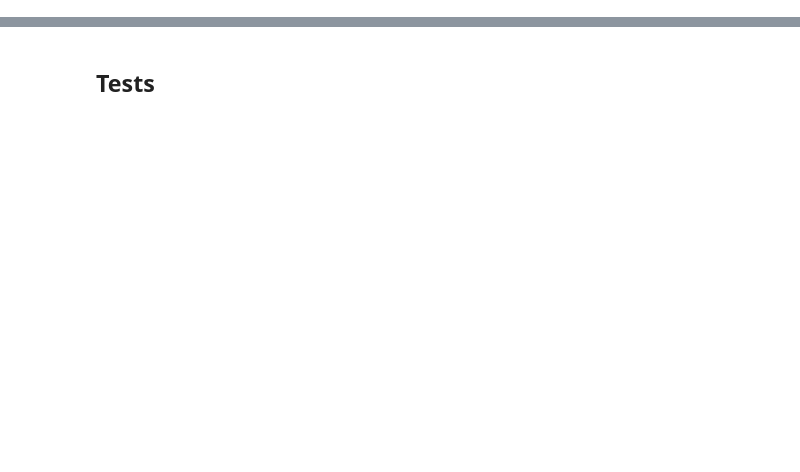
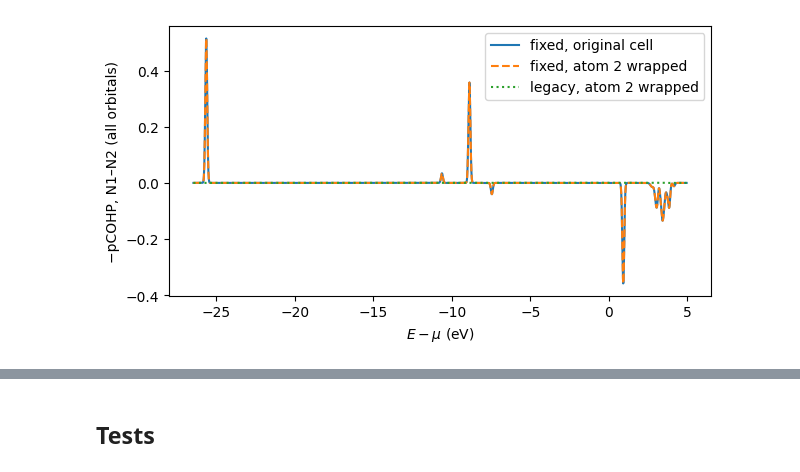
Before and after one commit to benrich37/crawfish, a Jupyter notebook: examples/fix_comparisons/F3_lattice_images.ipynb, the cells around one changed output, grey strips where cells are left out. Saved outputs shown, nothing was run; the diff lists cells and outputs as text; code cells hidden in the pictures; blank space fills up the shorter version.

```diff
--- a/examples/fix_comparisons/F3_lattice_images.ipynb
+++ b/examples/fix_comparisons/F3_lattice_images.ipynb
@@ -119,0 +163,16 @@ plt.show()
+# %%
+erange = np.arange(descriptions["fixed, original cell"].e_tj.min() - 0.03,
+                   descriptions["fixed, original cell"].e_tj.max() + 0.03, 0.0005, dtype=np.float32)
+x_ev = to_ev_rel_mu(descriptions["fixed, original cell"], erange)
+fig, ax = plt.subplots(figsize=(7, 3.5))
+for name, style in [("fixed, original cell", "-"), ("fixed, atom 2 wrapped", "--"), ("legacy, atom 2 wrapped", ":")]:
+    _, spec = get_pcohp(descriptions[name], idcs1=0, idcs2=1, erange=erange, sig=SIGMA_DEFAULT,
+                        use_cache=False, use_cached_spectrum=False, save_spectrum=False)
+    ax.plot(x_ev, -np.asarray(spec), style, label=name)
+ax.set_xlabel(r"$E - \mu$ (eV)")
+ax.set_ylabel("−pCOHP, N1–N2 (all orbitals)")
+ax.legend()
+savefig(fig, "F3_n2_wrapping_spectra")
+plt.show()
+# %% [output]
+[figure, added]
```
Also changed, not shown: parts of 18 cells of this notebook, 29 other files.
